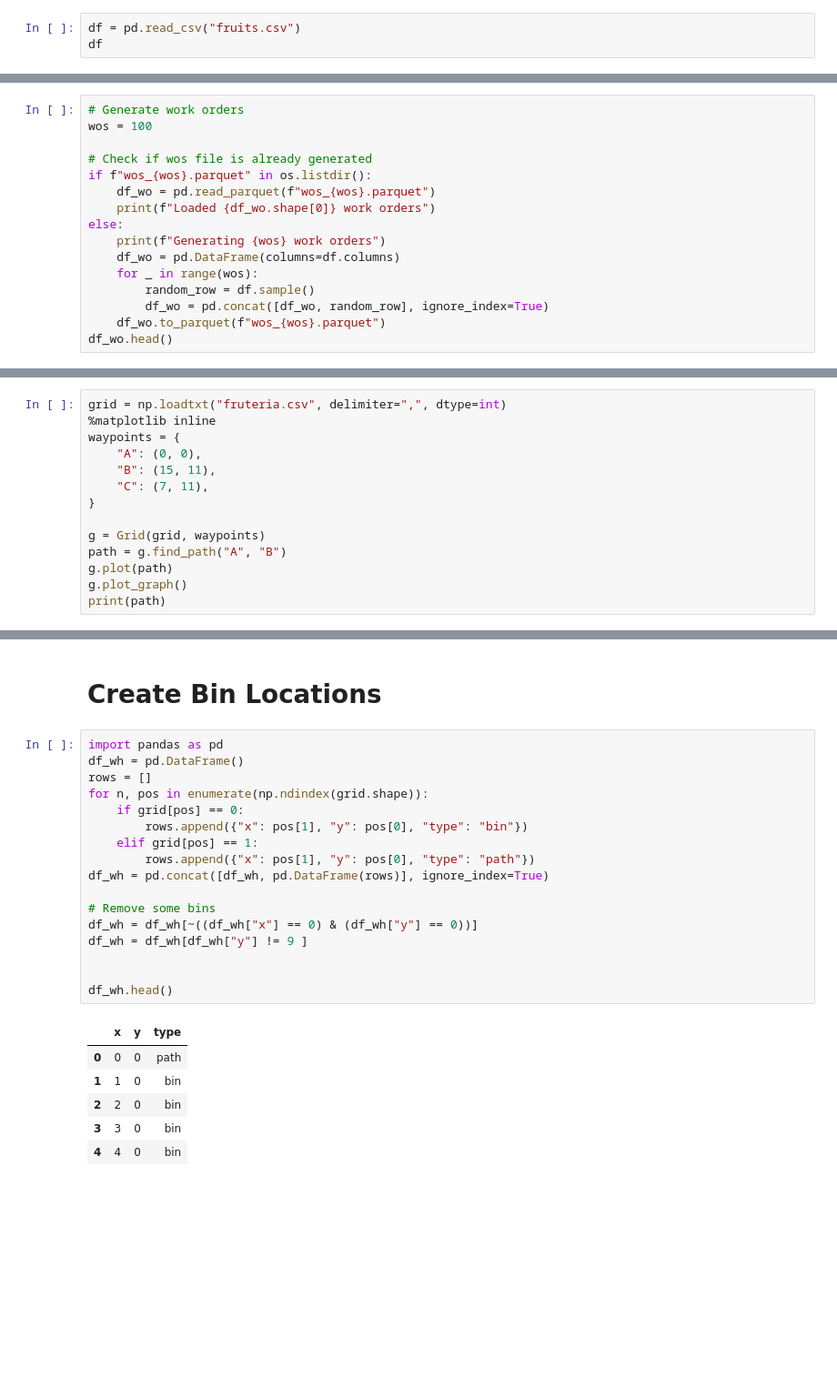
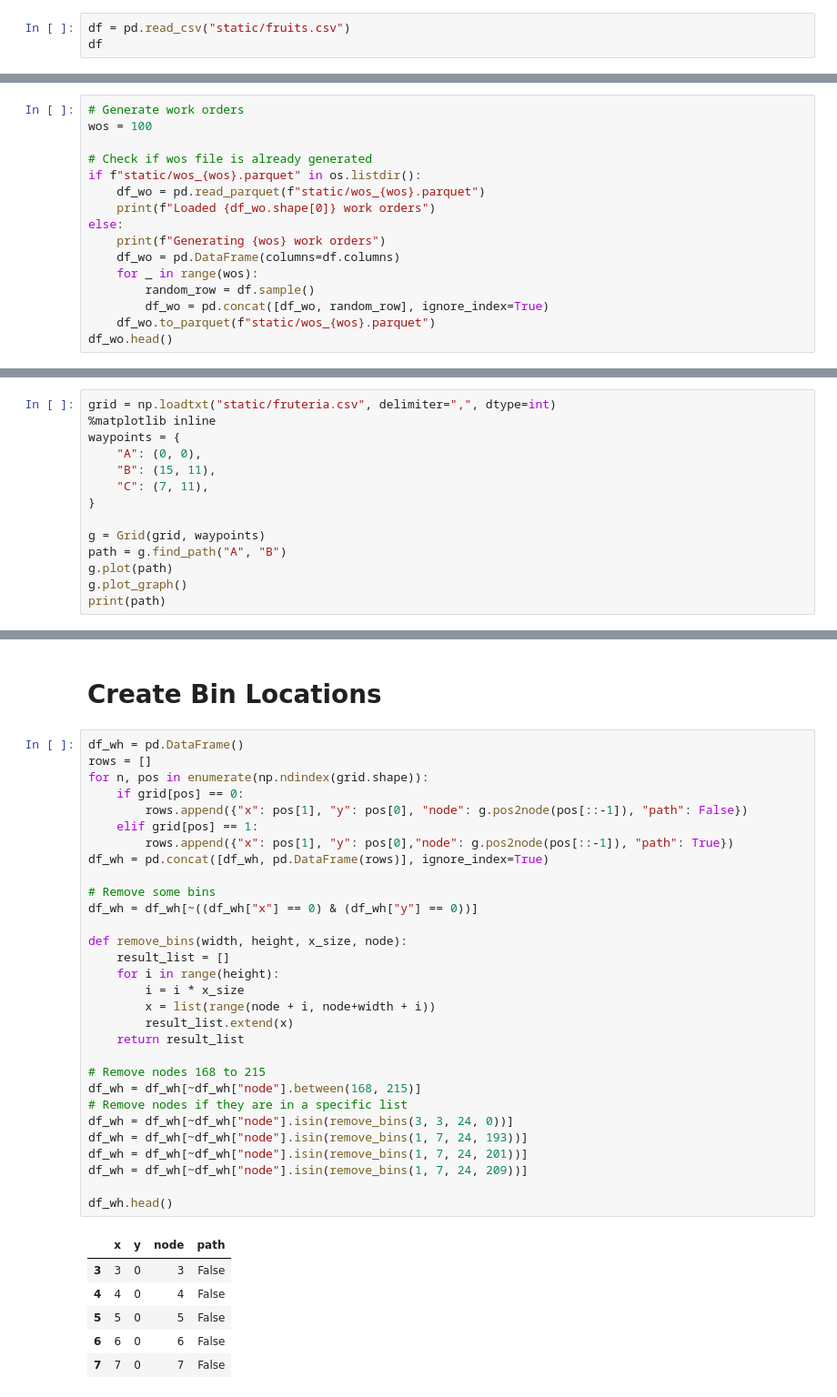
Before and after one commit to coleandreoli/warehouseTSP, a Jupyter notebook: warehouse_data.ipynb, the cells around one changed output, grey strips where cells are left out. Shown at 91% size. Drawn from its saved outputs; the diff is of its cells as text; blank space fills up the shorter version.

```diff
--- a/warehouse_data.ipynb
+++ b/warehouse_data.ipynb
@@ -5,7 +5,7 @@ import pandas as pd
 import numpy as np
 import os
 # %%
-df = pd.read_csv("fruits.csv")
+df = pd.read_csv("static/fruits.csv")
 df
 # %% [output]
 |  | Name | Category |
@@ -85,8 +85,8 @@ df["bin"] = np.random.randint(1, n_bins, df.shape[0])
 wos = 100
 
 # Check if wos file is already generated
-if f"wos_{wos}.parquet" in os.listdir():
-    df_wo = pd.read_parquet(f"wos_{wos}.parquet")
+if f"static/wos_{wos}.parquet" in os.listdir():
+    df_wo = pd.read_parquet(f"static/wos_{wos}.parquet")
     print(f"Loaded {df_wo.shape[0]} work orders")
 else:
     print(f"Generating {wos} work orders")
@@ -94,7 +94,7 @@ else:
     for _ in range(wos):
         random_row = df.sample()
         df_wo = pd.concat([df_wo, random_row], ignore_index=True)
-    df_wo.to_parquet(f"wos_{wos}.parquet")
+    df_wo.to_parquet(f"static/wos_{wos}.parquet")
 df_wo.head()
 # %% [output]
 Loaded 100 work orders
@@ -256,6 +256,6 @@ path
 [0, 1, 6, 7, 8, 13, 18]
 # %%
-grid = np.loadtxt("fruteria.csv", delimiter=",", dtype=int)
+grid = np.loadtxt("static/fruteria.csv", delimiter=",", dtype=int)
 %matplotlib inline
 waypoints = {
     "A": (0, 0),
@@ -275,26 +275,39 @@ print(path)
 # %% [markdown]
 # Create Bin Locations
 # %%
-import pandas as pd
 df_wh = pd.DataFrame()
 rows = []
 for n, pos in enumerate(np.ndindex(grid.shape)):
     if grid[pos] == 0:
-        rows.append({"x": pos[1], "y": pos[0], "type": "bin"})
+        rows.append({"x": pos[1], "y": pos[0], "node": g.pos2node(pos[::-1]), "path": False})
     elif grid[pos] == 1:
-        rows.append({"x": pos[1], "y": pos[0], "type": "path"})
+        rows.append({"x": pos[1], "y": pos[0],"node": g.pos2node(pos[::-1]), "path": True})
 df_wh = pd.concat([df_wh, pd.DataFrame(rows)], ignore_index=True)
 
 # Remove some bins
 df_wh = df_wh[~((df_wh["x"] == 0) & (df_wh["y"] == 0))]
-df_wh = df_wh[df_wh["y"] != 9 ]
 
+def remove_bins(width, height, x_size, node):
+    result_list = []
+    for i in range(height):
+        i = i * x_size
+        x = list(range(node + i, node+width + i))
+        result_list.extend(x)
+    return result_list
+
+# Remove nodes 168 to 215
+df_wh = df_wh[~df_wh["node"].between(168, 215)]
+# Remove nodes if they are in a specific list
+df_wh = df_wh[~df_wh["node"].isin(remove_bins(3, 3, 24, 0))]
+df_wh = df_wh[~df_wh["node"].isin(remove_bins(1, 7, 24, 193))]
+df_wh = df_wh[~df_wh["node"].isin(remove_bins(1, 7, 24, 201))]
+df_wh = df_wh[~df_wh["node"].isin(remove_bins(1, 7, 24, 209))]
 
 df_wh.head()
 # %% [output]
-|  | x | y | type |
-| 0 | 0 | 0 | path |
-| 1 | 1 | 0 | bin |
-| 2 | 2 | 0 | bin |
-| 3 | 3 | 0 | bin |
-| 4 | 4 | 0 | bin |
+|  | x | y | node | path |
+| 3 | 3 | 0 | 3 | False |
+| 4 | 4 | 0 | 4 | False |
+| 5 | 5 | 0 | 5 | False |
+| 6 | 6 | 0 | 6 | False |
+| 7 | 7 | 0 | 7 | False |
```
Also changed, not shown: parts of 2 cells of this notebook, 10 other files.
